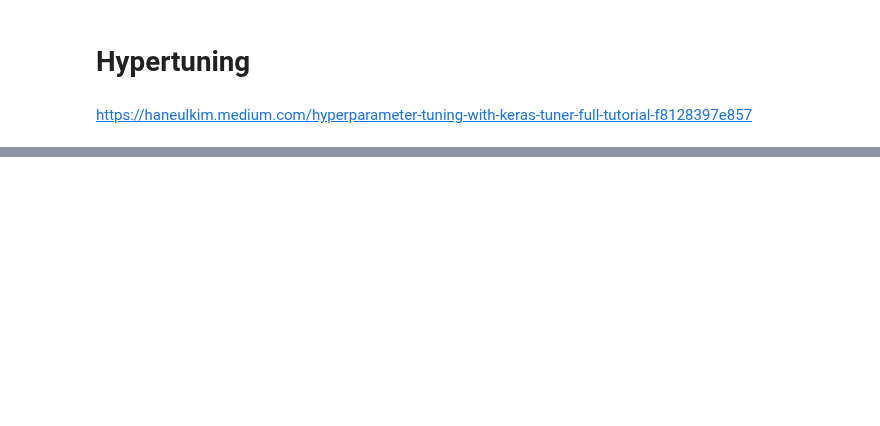
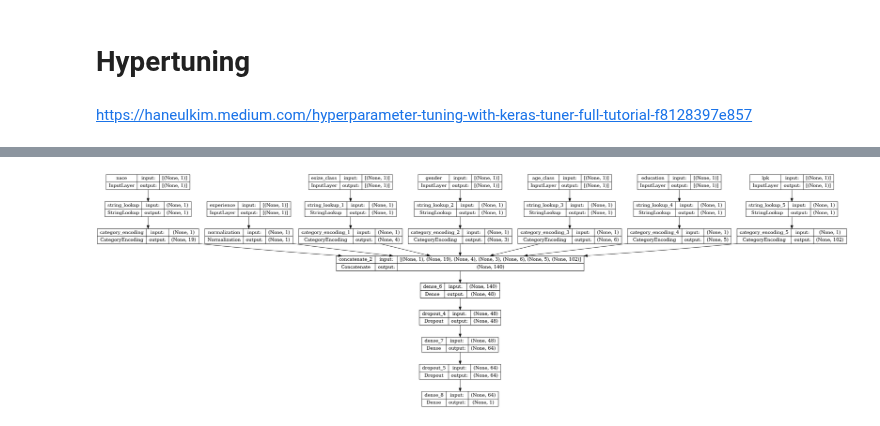
Before and after one commit to EdvinasStonevicius/LT-national-salary-analysis, a Jupyter notebook: python/03-ML_3_NN_TF_dataset.ipynb, the cells around one changed output, grey strips where cells are left out. Cells and saved outputs as stored; diff of their text form; code cells hidden in the pictures; blank space fills up the shorter version.

```diff
--- a/python/03-ML_3_NN_TF_dataset.ipynb
+++ b/python/03-ML_3_NN_TF_dataset.ipynb
@@ -272,6 +270,10 @@ model = tuner.hypermodel.build(best_hps)
 model.compile(optimizer=tf.keras.optimizers.Adam(lr_schedule),
               loss=tf.keras.losses.MeanSquaredError(),
               metrics=[tf.keras.metrics.RootMeanSquaredError()])
+# %%
+tf.keras.utils.plot_model(model, rankdir="TB", show_shapes=True)
+# %% [output]
+[figure, added]
 # %%
 early_stopping = tf.keras.callbacks.EarlyStopping(
     monitor='val_root_mean_squared_error',
```
Also changed, not shown: parts of 9 cells of this notebook, 6 other files.
